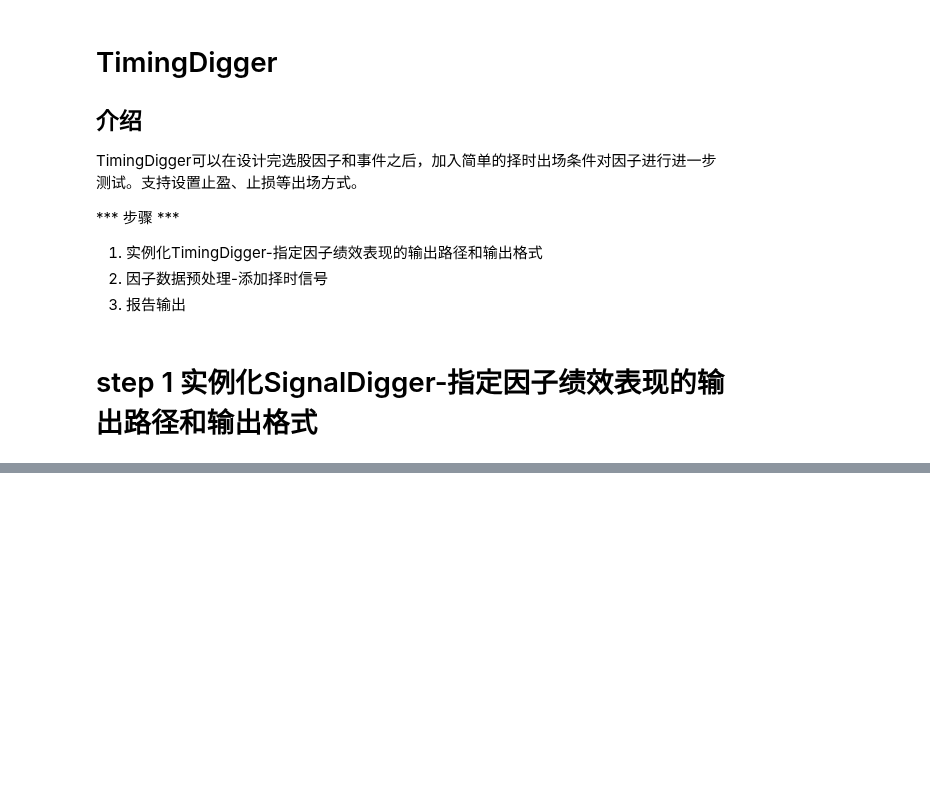
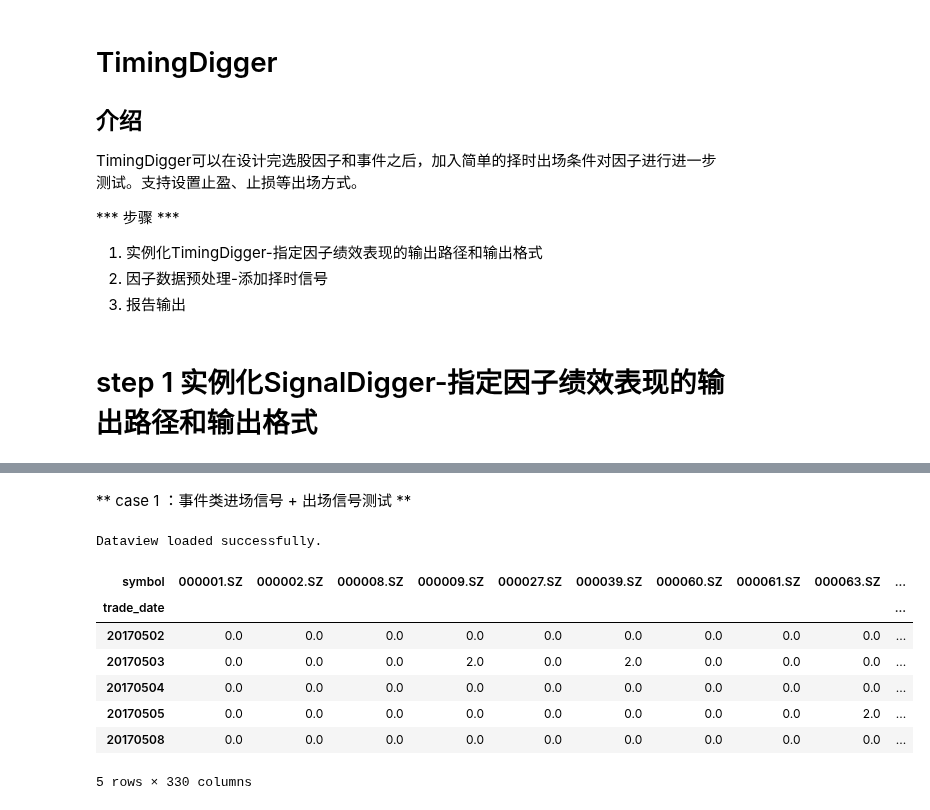
Before and after one commit to xingetouzi/jaqs-fxdayu, a Jupyter notebook: docs/_source/timingdigger.ipynb, the cells around one changed output, grey strips where cells are left out. Saved outputs shown, nothing was run; the diff lists cells and outputs as text; code cells hidden in the pictures; blank space fills up the shorter version.

```diff
--- a/docs/_source/timingdigger.ipynb
+++ b/docs/_source/timingdigger.ipynb
@@ -295,0 +55,28 @@ sd.create_full_report()
+# %% [markdown]
+** case 1 ：事件类进场信号 + 出场信号测试 **
+# %%
+import numpy as np
+from jaqs_fxdayu.data import DataView
+
+# 加载dataview数据集
+dv = DataView()
+dataview_folder = './data'
+dv.load_dataview(dataview_folder)
+# %% [output]
+Dataview loaded successfully.
+# %%
+# 定义进场信号
+
+dv.add_formula("MA3","Ts_Mean(close_adj,3)",is_quarterly=False,add_data=True)
+dv.add_formula("MA5","Ts_Mean(close_adj,5)",is_quarterly=False,add_data=True)
+# 进场信号 3日均线上穿5日均线
+dv.add_formula("long","If((MA3>=MA5)&&(Delay(MA3<MA5, 1)),2,0)",is_quarterly=False, add_data=True).head()
+# %% [output]
+| symbol | 000001.SZ | 000002.SZ | 000008.SZ | 000009.SZ | 000027.SZ | 000039.SZ | 000060.SZ | 000061.SZ | 000063.SZ | ... |
+| trade_date |  |  |  |  |  |  |  |  |  | ... |
+| 20170502 | 0.0 | 0.0 | 0.0 | 0.0 | 0.0 | 0.0 | 0.0 | 0.0 | 0.0 | ... |
+| 20170503 | 0.0 | 0.0 | 0.0 | 2.0 | 0.0 | 2.0 | 0.0 | 0.0 | 0.0 | ... |
+| 20170504 | 0.0 | 0.0 | 0.0 | 0.0 | 0.0 | 0.0 | 0.0 | 0.0 | 0.0 | ... |
+| 20170505 | 0.0 | 0.0 | 0.0 | 0.0 | 0.0 | 0.0 | 0.0 | 0.0 | 2.0 | ... |
+| 20170508 | 0.0 | 0.0 | 0.0 | 0.0 | 0.0 | 0.0 | 0.0 | 0.0 | 0.0 | ... |
+5 rows × 330 columns
```
Also changed, not shown: parts of 42 cells of this notebook, 8 other files.
